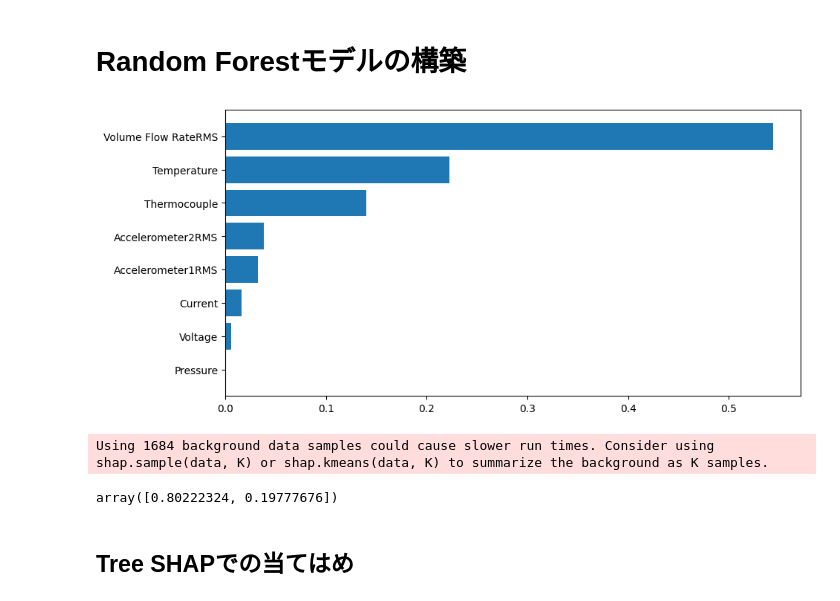
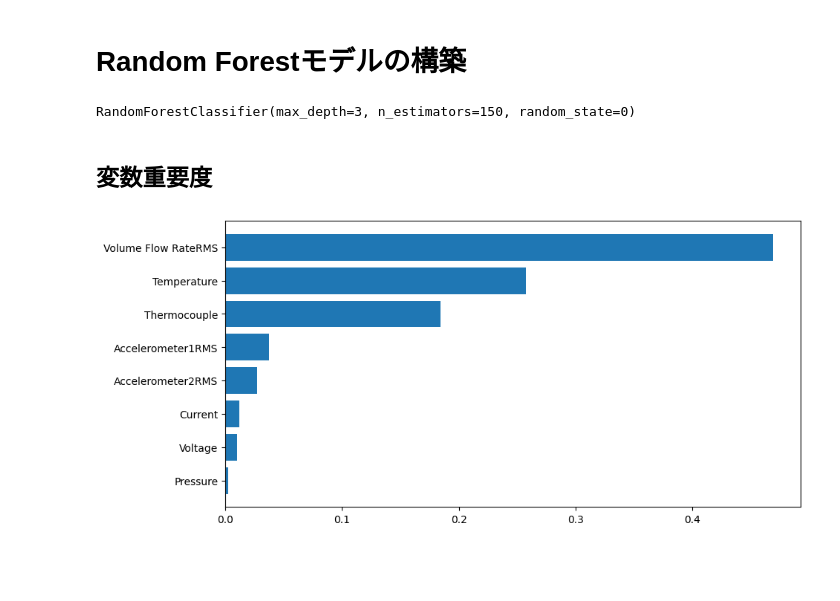
Before and after one commit to yut0takagi/ass-production-management, a Jupyter notebook: notebook/1-03-2-construct-random-forest-model.ipynb, the cells around one changed output. Cells and saved outputs as stored; diff of their text form; code cells hidden in the pictures; blank space fills up the shorter version.

Commit message:
task1の修正反映

```diff
--- a/notebook/1-03-2-construct-random-forest-model.ipynb
+++ b/notebook/1-03-2-construct-random-forest-model.ipynb
@@ -31,34 +31,30 @@ warnings.filterwarnings('ignore')
 plt.rcParams['font.family'] = 'DejaVu Sans'
 plt.rcParams['figure.figsize'] = (12, 8)
 # %%
-x_train = pd.read_csv('../data/treated-data/df_x_train.csv')
-y_train = pd.read_csv('../data/treated-data/df_y_train.csv')
-x_test = pd.read_csv('../data/treated-data/df_x_test.csv')
-y_test = pd.read_csv('../data/treated-data/df_y_test.csv')
+x_train = pd.read_csv('../data/treated-data/task1/df_x_train.csv')
+y_train = pd.read_csv('../data/treated-data/task1/df_y_train.csv')
+x_test = pd.read_csv('../data/treated-data/task1/df_x_test.csv')
+y_test = pd.read_csv('../data/treated-data/task1/df_y_test.csv')
+# %%
+rf_model = RandomForestClassifier(
+    random_state=0,
+    max_depth=3,
+    n_estimators=150
+)
+rf_model.fit(x_train, y_train)
+# %% [output]
+RandomForestClassifier(max_depth=3, n_estimators=150, random_state=0)
+# %% [markdown]
+## 変数重要度
 # %%
-rf_model = RandomForestClassifier(random_state=0, max_depth=3, n_estimators=150)
-rf_model = rf_model.fit(x_train, y_train)
-
 features = x_train.columns
 importances = rf_model.feature_importances_
 indices = np.argsort(importances)
 
 #重要度を降順に並び替え横棒プロットする
 plt.figure(figsize=(10, 5))
 plt.barh(range(len(indices)), importances[indices])
 plt.yticks(range(len(indices)), features[indices])
 plt.show()
 # %% [output]
-[figure, old version]
+[figure, new version]
-# %%
-# SHAP値の計算
-explainer = shap.KernelExplainer(rf_model.predict_proba, x_test)
-shap_values = explainer.shap_values(x_test, check_additivity=False)
-# %% [output]
-Using 1684 background data samples could cause slower run times. Consider using shap.sample(data, K) or shap.kmeans(data, K) to summarize the background as K samples.
-# %%
-rf_model.predict_proba(x_test)[0]
-# %% [output]
-array([0.80222324, 0.19777676])
-# %% [markdown]
-## Tree SHAPでの当てはめ
```
Also changed, not shown: parts of 3 cells of this notebook, 2 other files.
